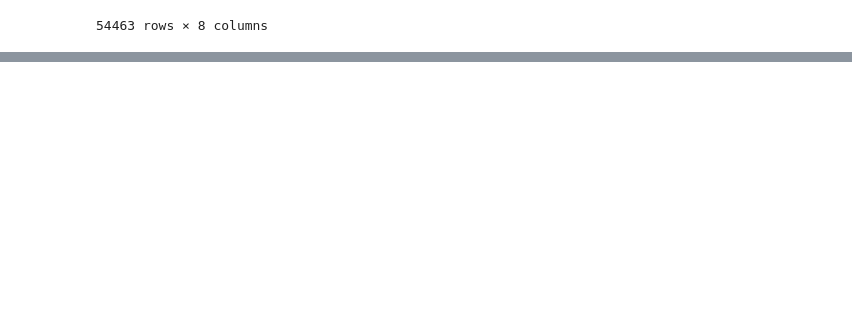
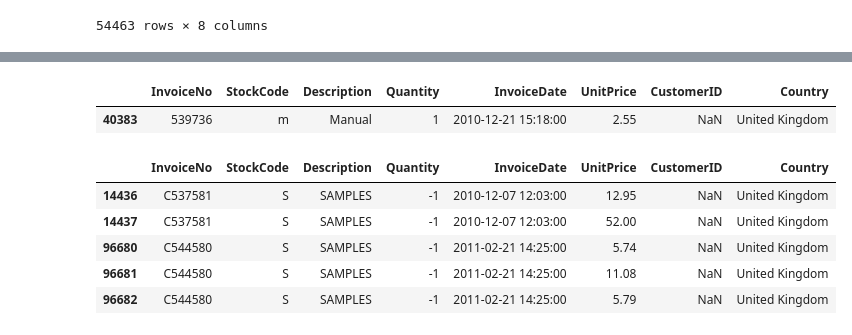
Before and after one commit to Krauser24816/Customer_Churn_and_Retention, a Jupyter notebook: Wrangling/Wrangling-1.ipynb, the cells around one changed output, grey strips where cells are left out. Cells and saved outputs as stored; diff of their text form; code cells hidden in the pictures; blank space fills up the shorter version.

```diff
--- a/Wrangling/Wrangling-1.ipynb
+++ b/Wrangling/Wrangling-1.ipynb
@@ -312,0 +353,14 @@ df[df["StockCode"] == "84993A"]
+# %%
+small_m_df.head()
+# %% [output]
+|  | InvoiceNo | StockCode | Description | Quantity | InvoiceDate | UnitPrice | CustomerID | Country |
+| 40383 | 539736 | m | Manual | 1 | 2010-12-21 15:18:00 | 2.55 | NaN | United Kingdom |
+# %%
+s_df.head()
+# %% [output]
+|  | InvoiceNo | StockCode | Description | Quantity | InvoiceDate | UnitPrice | CustomerID | Country |
+| 14436 | C537581 | S | SAMPLES | -1 | 2010-12-07 12:03:00 | 12.95 | NaN | United Kingdom |
+| 14437 | C537581 | S | SAMPLES | -1 | 2010-12-07 12:03:00 | 52.00 | NaN | United Kingdom |
+| 96680 | C544580 | S | SAMPLES | -1 | 2011-02-21 14:25:00 | 5.74 | NaN | United Kingdom |
+| 96681 | C544580 | S | SAMPLES | -1 | 2011-02-21 14:25:00 | 11.08 | NaN | United Kingdom |
+| 96682 | C544580 | S | SAMPLES | -1 | 2011-02-21 14:25:00 | 5.79 | NaN | United Kingdom |
```
Also changed, not shown: parts of 18 cells of this notebook, 2 other files.
